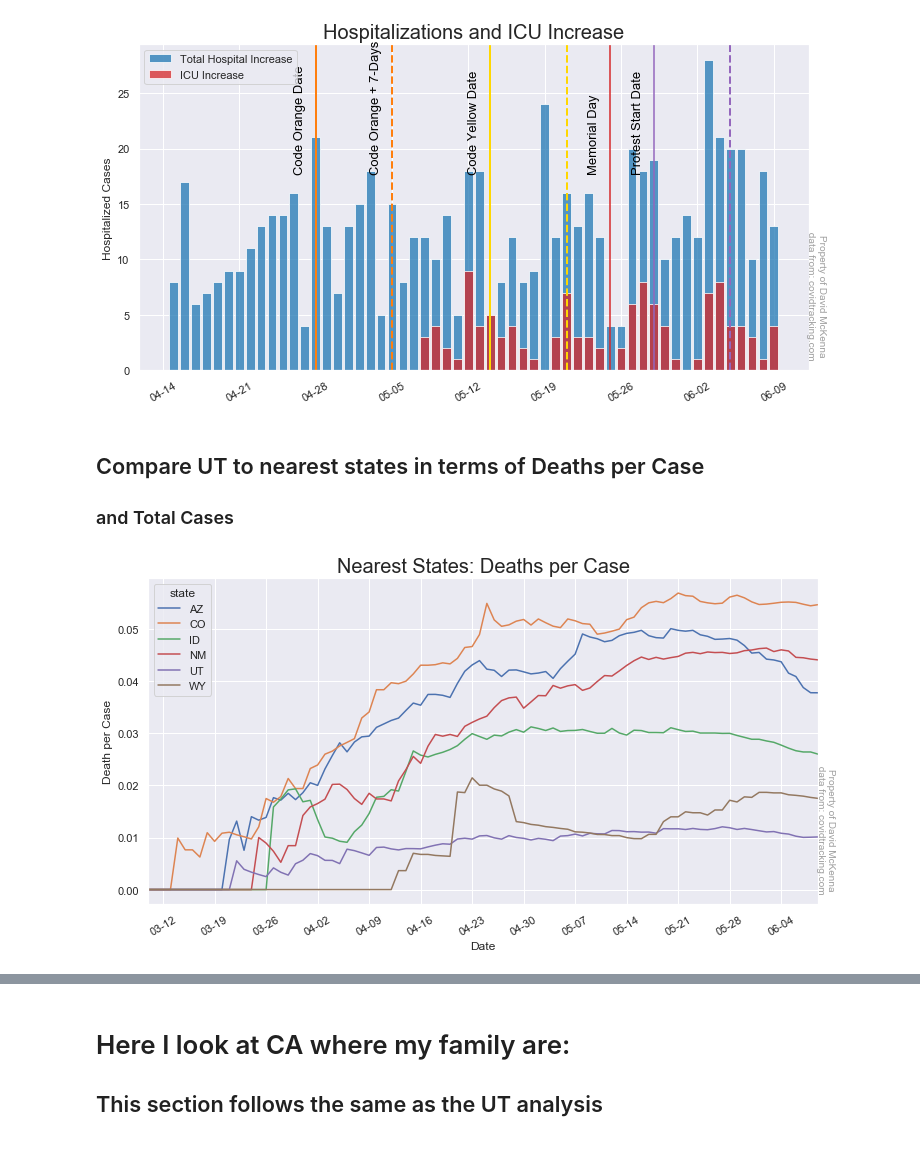
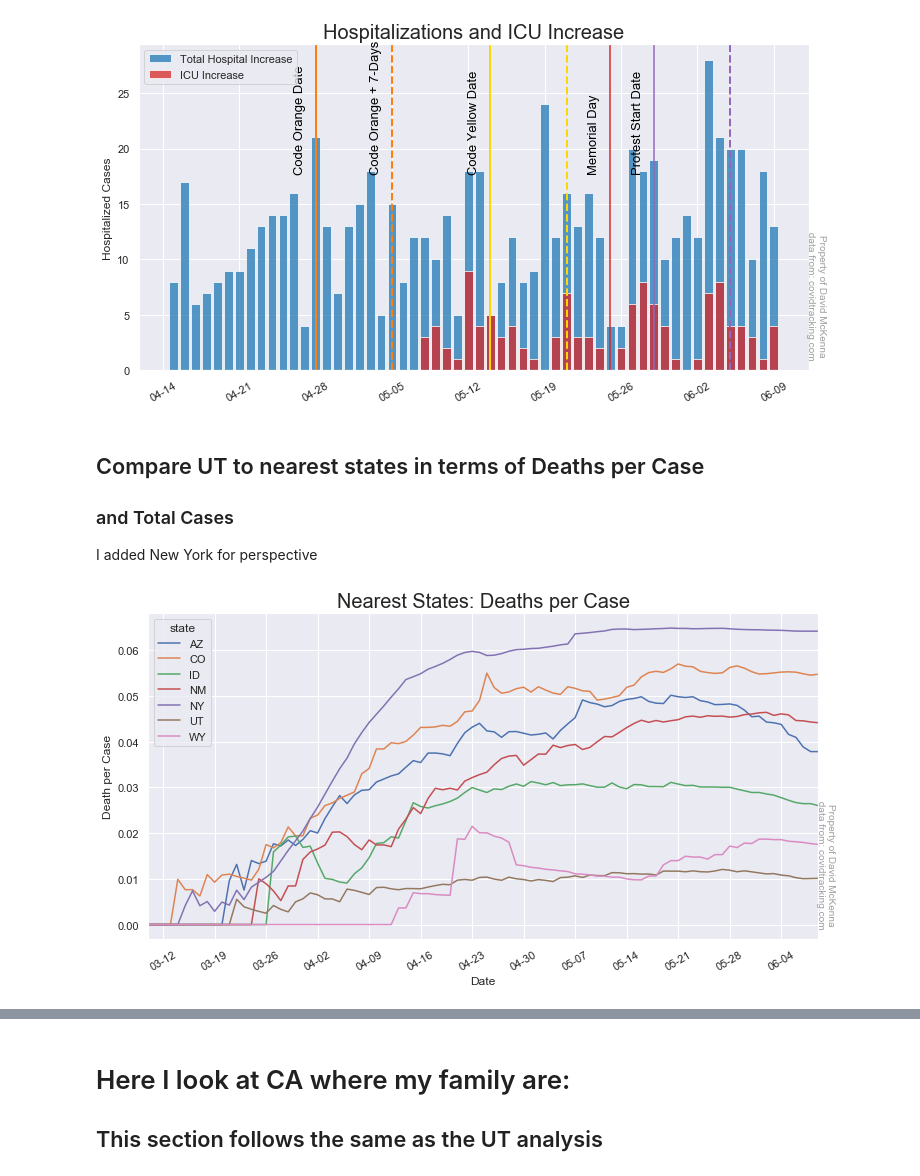
Before and after one commit to Stripling07/UT_COVID, a Jupyter notebook: COVID_NB.ipynb, the cells around one changed output, grey strips where cells are left out. Cells and saved outputs as stored; diff of their text form; code cells hidden in the pictures.

```diff
--- a/COVID_NB.ipynb
+++ b/COVID_NB.ipynb
@@ -358,24 +358,25 @@ plt.show()
 # %% [markdown]
 ## Compare UT to nearest states in terms of Deaths per Case
 ### and Total Cases
+I added New York for perspective
 # %%
 
 df['Date'] = pd.to_datetime(df['date'].astype(str), infer_datetime_format=True)
-fc = df[df['state'].isin(['UT','AZ','CO','NM','ID','WY'])]
+fc = df[df['state'].isin(['UT','AZ','CO','NM','ID','WY','NY'])]
 fc = fc[fc['Date']>= '03-10-2020']
 
 
 fig, ax = plt.subplots(figsize = (12,6))
 watermark()
 fig = fc.groupby(['Date','state']).sum()['DperP'].unstack().plot(ax=ax)
 date_ticks()
 plt.title('Nearest States: Deaths per Case', fontdict={'fontsize':20})
 plt.xlabel('Date', fontdict={'fontsize':12})
 plt.ylabel('Death per Case', fontdict={'fontsize':12})
 
 plt.show()
 # %% [output]
-[figure, old version]
+[figure, new version]
 # %%
 fig, ax = plt.subplots(figsize = (12,6))
 watermark()
```
Also changed, not shown: parts of 9 cells of this notebook, 4 other files.
